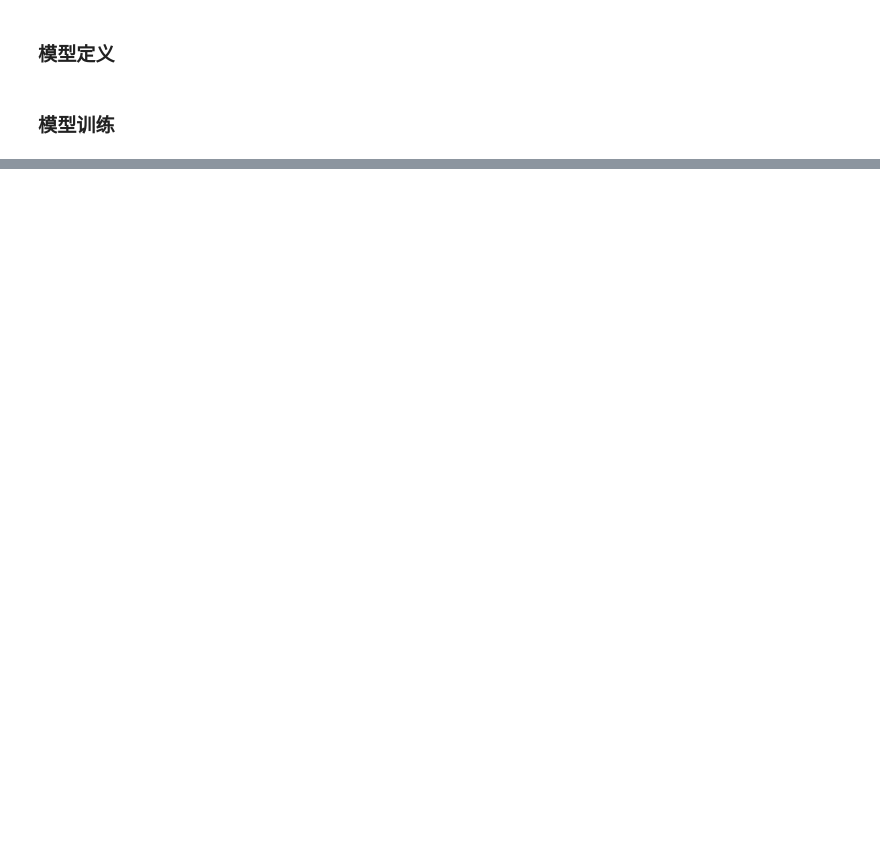
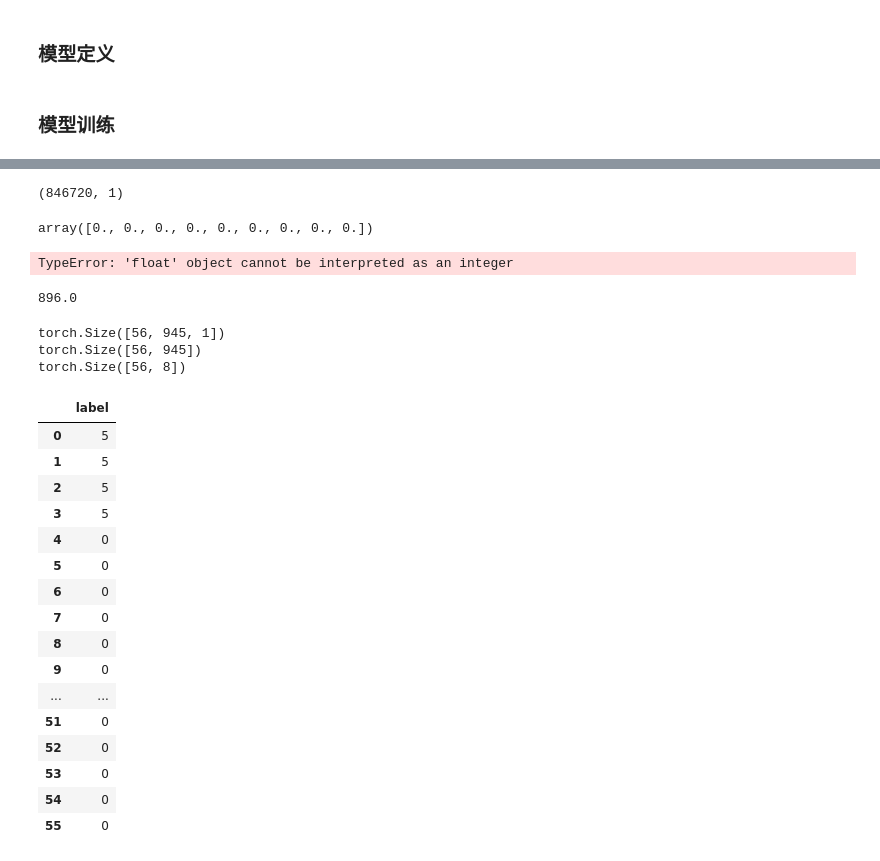
Before and after one commit to caoyuyu2021/src, a Jupyter notebook: 01.python/05.practice/02.time_series/src/15.时间序列.ipynb, the cells around one changed output, grey strips where cells are left out. Drawn from its saved outputs; the diff is of its cells as text; code cells hidden in the pictures; blank space fills up the shorter version.

```diff
--- a/01.python/05.practice/02.time_series/src/15.时间序列.ipynb
+++ b/01.python/05.practice/02.time_series/src/15.时间序列.ipynb
@@ -883,0 +1056,11 @@ KeyboardInterrupt:
+# %%
+# 构造参数字典
+params6 = {
+    "test_args": {
+        "model": model,
+        "test_loader": test_loader,
+        'device': 'cpu',
+        'test_path': '../outputs/results/TimesNet_C'
+    }
+}
+accuracy = test(**params6)
@@ -883,0 +1211,16 @@ KeyboardInterrupt:
+# %%
+norm_data.shape
+# %% [output]
+(846720, 1)
+# %%
+np.zeros((norm_data.shape[0]/max_seq_len,))
+# %% [output]
+array([0., 0., 0., 0., 0., 0., 0., 0., 0.])
+# %%
+np.zeros((norm_data.shape[0]/max_seq_len, ))
+# %% [output]
+TypeError: 'float' object cannot be interpreted as an integer
+# %%
+846720/945
+# %% [output]
+896.0
@@ -883,0 +1288,52 @@ KeyboardInterrupt:
+# %%
+# 构造参数字典
+params6 = {
+    "predict_args": {
+        "time_col": 'time',
+        "columns": ['uWave'],
+        "model_name": TimesNet,
+        "model_path": "../outputs/best_models/TimesNet_C/checkpoint.pth",
+        'x_true': ts_data,
+        "scaler_path": '../outputs/scalers/TimesNet_C',
+        "device": 'cpu'
+    },
+    "model_args": {
+        'seq_len': 945,
+        'pred_len': 0,
+        'top_k': 3,
+        'd_model': 64,
+        'num_kernels': 6,
+        'embed': 'fixed',
+        'freq': 's',
+        'd_ff': 32,
+        'dropout': 0.1,
+        'e_layers': 2,
+        'enc_in': 1,
+        'num_class': 8,
+    },
+}
+y_pred = predict(**params6)
+# %% [output]
+torch.Size([56, 945, 1])
+torch.Size([56, 945])
+torch.Size([56, 8])
+# %%
+y_pred
+# %% [output]
+|  | label |
+| 0 | 5 |
+| 1 | 5 |
+| 2 | 5 |
+| 3 | 5 |
+| 4 | 0 |
+| 5 | 0 |
+| 6 | 0 |
+| 7 | 0 |
+| 8 | 0 |
+| 9 | 0 |
+| ... | ... |
+| 51 | 0 |
+| 52 | 0 |
+| 53 | 0 |
+| 54 | 0 |
+| 55 | 0 |
```
Also changed, not shown: parts of 27 cells of this notebook, 7 other files.
